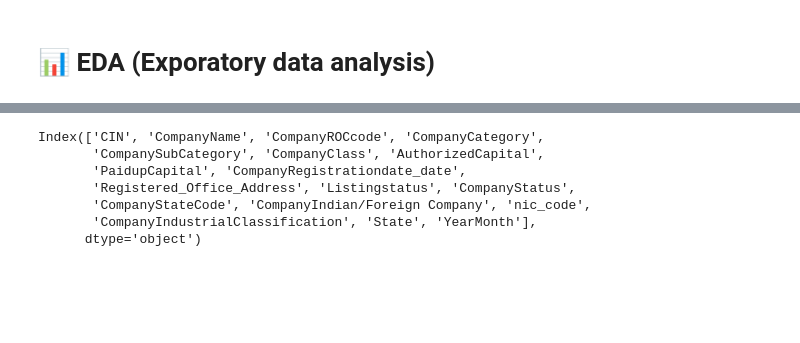
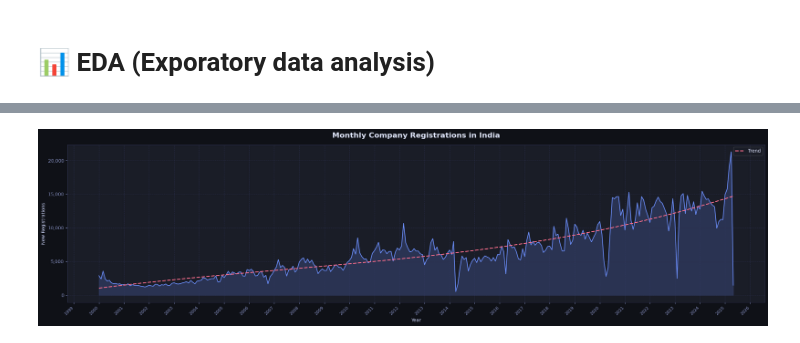
Before and after one commit to pi-mishra/Business-Formation-Trends-Market-Segmentation-for-Compliance-Services-in-India, a Jupyter notebook: analysis.ipynb, the cells around one changed output, grey strips where cells are left out. Saved outputs shown, nothing was run; the diff lists cells and outputs as text; code cells hidden in the pictures; blank space fills up the shorter version.

```diff
--- a/analysis.ipynb
+++ b/analysis.ipynb
@@ -320,10 +314,70 @@ SAM (Serviceable Available Market): 1582271
-# %%
-merged_df.columns
-# %% [output]
-Index(['CIN', 'CompanyName', 'CompanyROCcode', 'CompanyCategory',
-       'CompanySubCategory', 'CompanyClass', 'AuthorizedCapital',
-       'PaidupCapital', 'CompanyRegistrationdate_date',
-       'Registered_Office_Address', 'Listingstatus', 'CompanyStatus',
-       'CompanyStateCode', 'CompanyIndian/Foreign Company', 'nic_code',
-       'CompanyIndustrialClassification', 'State', 'YearMonth'],
-      dtype='object')
+# %%
+# ── Parse dates & extract month ────────────────────────────────────
+ndf['CompanyRegistrationdate_date'] = pd.to_datetime(
+    ndf['CompanyRegistrationdate_date'], errors='coerce'
+)
+ndf['YearMonth'] = ndf['CompanyRegistrationdate_date'].dt.to_period('M')
+
+# ── Monthly count ──────────────────────────────────────────────────
+monthly = (
+    ndf.groupby('YearMonth')
+    .size()
+    .reset_index(name='Registrations')
+    .sort_values('YearMonth')
+)
+monthly['YearMonth_dt'] = monthly['YearMonth'].dt.to_timestamp()
+
+# ── Filter to 2000 onwards ─────────────────────────────────────────
+monthly = monthly[monthly['YearMonth_dt'] >= '2000-01-01']
+
+# ── Dark Theme ─────────────────────────────────────────────────────
+plt.rcParams.update({
+    'figure.facecolor': '#0f1117',
+    'axes.facecolor':   '#1a1d27',
+    'axes.edgecolor':   '#2e3250',
+    'axes.labelcolor':  '#c9d1f5',
+    'xtick.color':      '#8892c4',
+    'ytick.color':      '#8892c4',
+    'text.color':       '#e0e6ff',
+    'grid.color':       '#2e3250',
+    'grid.linestyle':   '--',
+    'grid.alpha':       0.5,
+})
+
+fig, ax = plt.subplots(figsize=(22, 6))
+
+ax.fill_between(monthly['YearMonth_dt'], monthly['Registrations'],
+                alpha=0.2, color='#6c8fff')
+ax.plot(monthly['YearMonth_dt'], monthly['Registrations'],
+        color='#6c8fff', linewidth=1.5)
+
+# ── Trend line ─────────────────────────────────────────────────────
+x_numeric = np.arange(len(monthly))
+z = np.polyfit(x_numeric, monthly['Registrations'], 3)
+p = np.poly1d(z)
+ax.plot(monthly['YearMonth_dt'], p(x_numeric),
+        color='#f76c8a', linewidth=2, linestyle='--', label='Trend')
+
+# ── FIX: Force every year on X-axis ───────────────────────────────
+import matplotlib.dates as mdates
+
+ax.xaxis.set_major_locator(mdates.YearLocator(1))          # tick every 1 year
+ax.xaxis.set_major_formatter(mdates.DateFormatter('%Y'))    # show only year
+plt.xticks(rotation=45, ha='right', fontsize=9)             # rotate for clarity
+
+# ── Optional: vertical gridlines per year ─────────────────────────
+ax.xaxis.set_minor_locator(mdates.MonthLocator(bymonth=1))  # minor at Jan
+ax.grid(True, which='major', axis='x', color='#3a3f6e', linewidth=0.8)
+ax.grid(True, which='major', axis='y')
+
+ax.legend(fontsize=10, framealpha=0.2)
+ax.set_title('Monthly Company Registrations in India', fontsize=16,
+             fontweight='bold', pad=15)
+ax.set_xlabel('Year')
+ax.set_ylabel('New Registrations')
+ax.yaxis.set_major_formatter(mticker.FuncFormatter(lambda x, _: f'{int(x):,}'))
+
+plt.tight_layout()
+plt.show()
+# %% [output]
+[figure, added]
```
Also changed, not shown: parts of 16 cells of this notebook, 1 other file.
